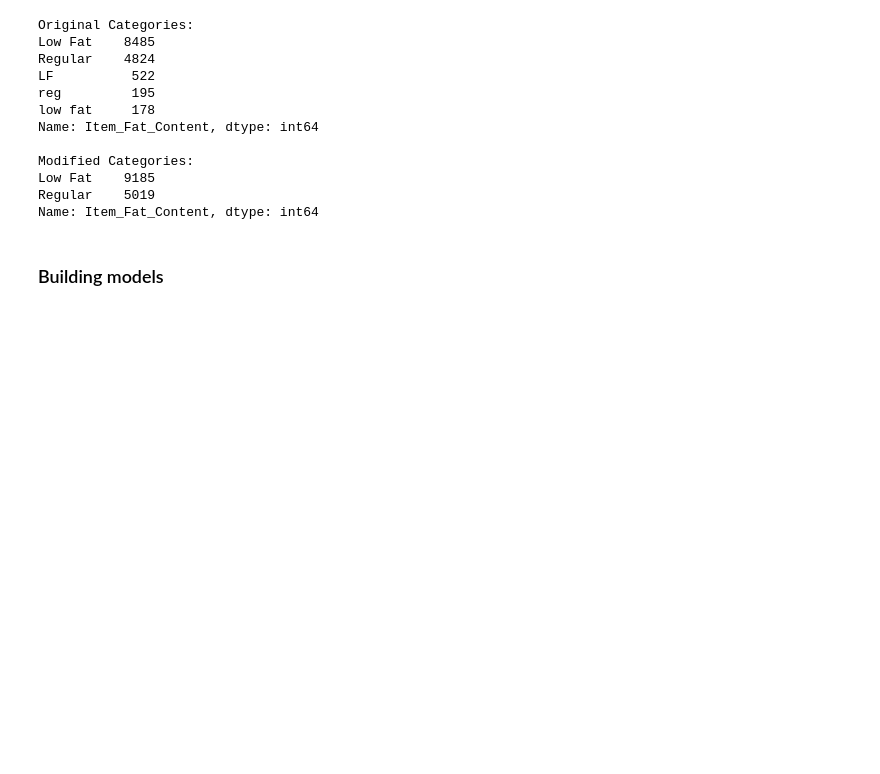
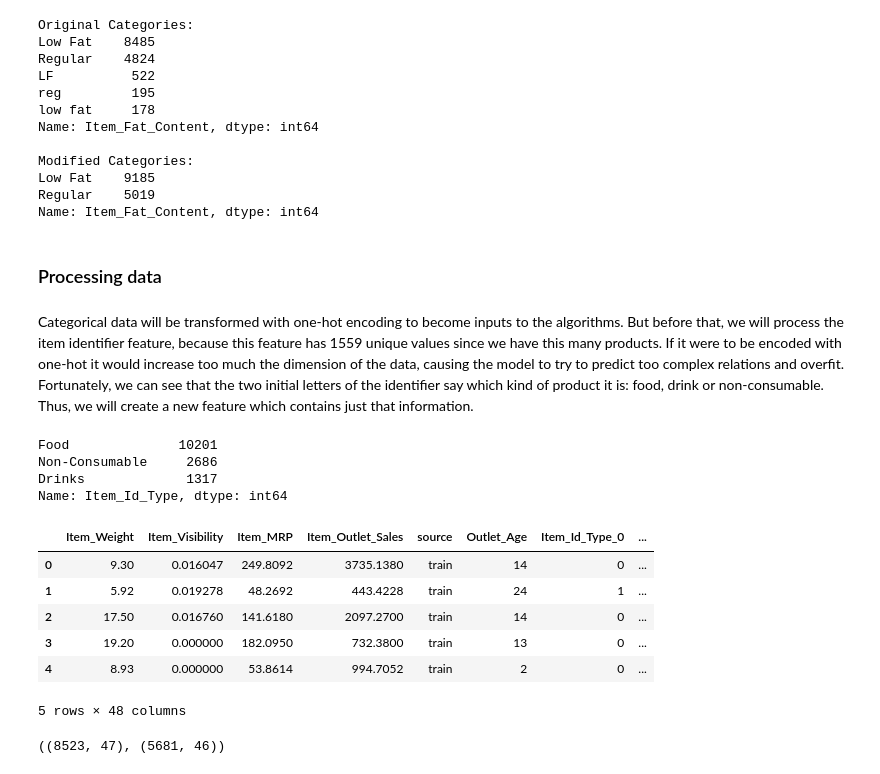
Before and after one commit to PedroDoniniLinan/MachineLearning_MiniProjects, a Jupyter notebook: Regression/BigMartSales_Regression/Sales_regression_cleaning_data.ipynb, the cells around one changed output. Drawn from its saved outputs; the diff is of its cells as text; code cells hidden in the pictures; blank space fills up the shorter version.

Commit message:
BigMart model building started

```diff
--- a/Regression/BigMartSales_Regression/Sales regression.ipynb
+++ b/Regression/BigMartSales_Regression/Sales_regression_cleaning_data.ipynb
@@ -328,5 +320,56 @@ Modified Categories:
 Low Fat    9185
 Regular    5019
 Name: Item_Fat_Content, dtype: int64
-# %% [markdown]
-### Building models
+# %% [markdown]
+### Processing data
+# %% [markdown]
+Categorical data will be transformed with one-hot encoding to become inputs to the algorithms. But before that, we will process the item identifier feature, because this feature has 1559 unique values since we have this many products. If it were to be encoded with one-hot it would increase too much the dimension of the data, causing the model to try to predict too complex relations and overfit. Fortunately, we can see that the two initial letters of the identifier say which kind of product it is: food, drink or non-consumable. Thus, we will create a new feature which contains just that information.
+# %%
+#Get the first two characters of ID:
+data['Item_Id_Type'] = data['Item_Identifier'].apply(lambda x: x[0:2])
+#Rename them to more intuitive categories:
+data['Item_Id_Type'] = data['Item_Id_Type'].map({'FD':'Food',
+                                                 'NC':'Non-Consumable',
+                                                 'DR':'Drinks'})
+data['Item_Id_Type'].value_counts()
+# %% [output]
+Food              10201
+Non-Consumable     2686
+Drinks             1317
+Name: Item_Id_Type, dtype: int64
+# %%
+data_enc = data.copy()
+# %%
+from sklearn.preprocessing import LabelEncoder
+le = LabelEncoder()
+#New variable for outlet
+data_enc['Outlet'] = le.fit_transform(data_enc['Outlet_Identifier'])
+var_mod = ['Item_Id_Type','Item_Fat_Content','Outlet_Location_Type','Item_Type','Outlet_Size','Outlet_Type','Outlet']
+le = LabelEncoder()
+for i in var_mod:
+    data_enc[i] = le.fit_transform(data_enc[i])
+
+data_enc = pd.get_dummies(data_enc, columns=['Item_Id_Type','Item_Fat_Content','Outlet_Location_Type','Item_Type'
+                                     ,'Outlet_Size','Outlet_Type','Outlet'])
+data_enc.pop('Outlet_Identifier')
+data_enc.pop('Item_Identifier')
+data_enc.head()
+# %% [output]
+|  | Item_Weight | Item_Visibility | Item_MRP | Item_Outlet_Sales | source | Outlet_Age | Item_Id_Type_0 | ... |
+| 0 | 9.30 | 0.016047 | 249.8092 | 3735.1380 | train | 14 | 0 | ... |
+| 1 | 5.92 | 0.019278 | 48.2692 | 443.4228 | train | 24 | 1 | ... |
+| 2 | 17.50 | 0.016760 | 141.6180 | 2097.2700 | train | 14 | 0 | ... |
+| 3 | 19.20 | 0.000000 | 182.0950 | 732.3800 | train | 13 | 0 | ... |
+| 4 | 8.93 | 0.000000 | 53.8614 | 994.7052 | train | 2 | 0 | ... |
+5 rows × 48 columns
+# %%
+train_set = data_enc[data_enc['source'] == 'train'].copy()
+train_set.pop('source')
+
+test_set = data_enc[data_enc['source'] == 'test'].copy()
+test_set.pop('source')
+test_set.pop('Item_Outlet_Sales')
+
+train_set.shape, test_set.shape
+# %% [output]
+((8523, 47), (5681, 46))
```
Also changed, not shown: parts of 5 cells of this notebook, 2 other files.
